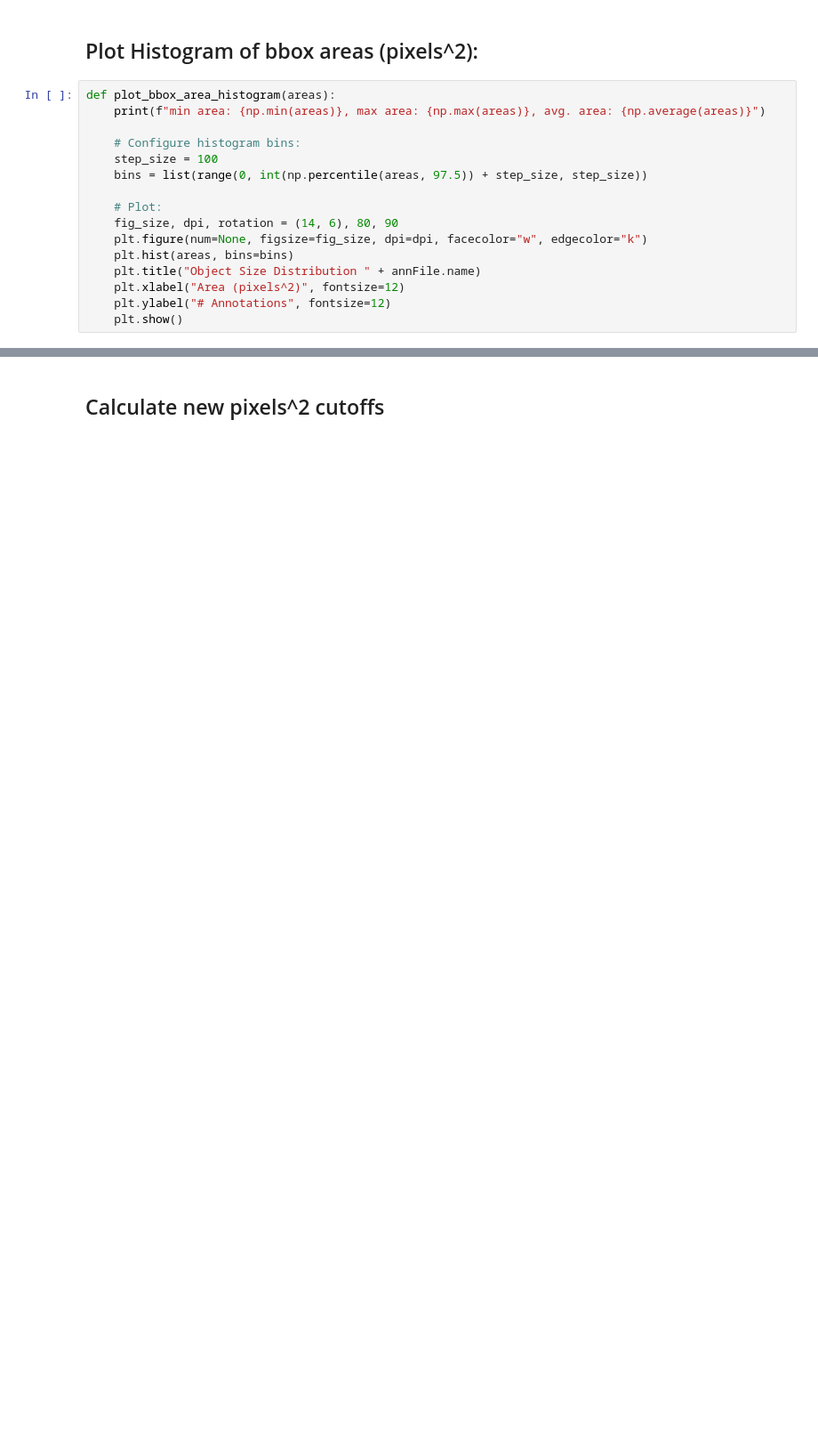
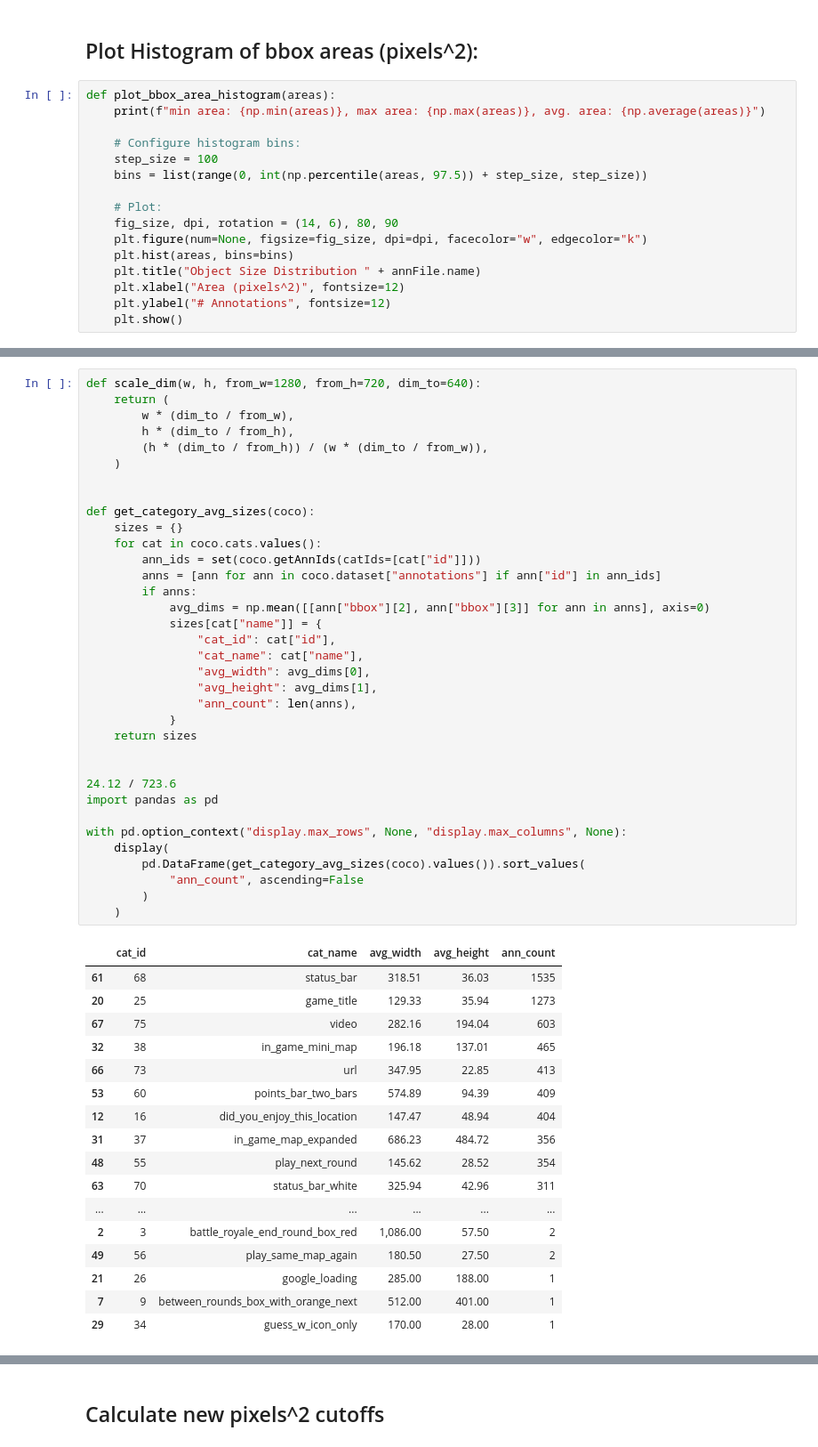
Before and after one commit to GiscardBiamby/geoscreens, a Jupyter notebook: notebooks/object_size_inspection.ipynb, the cells around one changed output, grey strips where cells are left out. Shown at 89% size. Saved outputs shown, nothing was run; the diff lists cells and outputs as text; blank space fills up the shorter version.

```diff
--- a/notebooks/object_size_inspection.ipynb
+++ b/notebooks/object_size_inspection.ipynb
@@ -107,0 +154,53 @@ plt.show()
+# %%
+def scale_dim(w, h, from_w=1280, from_h=720, dim_to=640):
+    return (
+        w * (dim_to / from_w),
+        h * (dim_to / from_h),
+        (h * (dim_to / from_h)) / (w * (dim_to / from_w)),
+    )
+
+
+def get_category_avg_sizes(coco):
+    sizes = {}
+    for cat in coco.cats.values():
+        ann_ids = set(coco.getAnnIds(catIds=[cat["id"]]))
+        anns = [ann for ann in coco.dataset["annotations"] if ann["id"] in ann_ids]
+        if anns:
+            avg_dims = np.mean([[ann["bbox"][2], ann["bbox"][3]] for ann in anns], axis=0)
+            sizes[cat["name"]] = {
+                "cat_id": cat["id"],
+                "cat_name": cat["name"],
+                "avg_width": avg_dims[0],
+                "avg_height": avg_dims[1],
+                "ann_count": len(anns),
+            }
+    return sizes
+
+
+24.12 / 723.6
+import pandas as pd
+
+with pd.option_context("display.max_rows", None, "display.max_columns", None):
+    display(
+        pd.DataFrame(get_category_avg_sizes(coco).values()).sort_values(
+            "ann_count", ascending=False
+        )
+    )
+# %% [output]
+|  | cat_id | cat_name | avg_width | avg_height | ann_count |
+| 61 | 68 | status_bar | 318.51 | 36.03 | 1535 |
+| 20 | 25 | game_title | 129.33 | 35.94 | 1273 |
+| 67 | 75 | video | 282.16 | 194.04 | 603 |
+| 32 | 38 | in_game_mini_map | 196.18 | 137.01 | 465 |
+| 66 | 73 | url | 347.95 | 22.85 | 413 |
+| 53 | 60 | points_bar_two_bars | 574.89 | 94.39 | 409 |
+| 12 | 16 | did_you_enjoy_this_location | 147.47 | 48.94 | 404 |
+| 31 | 37 | in_game_map_expanded | 686.23 | 484.72 | 356 |
+| 48 | 55 | play_next_round | 145.62 | 28.52 | 354 |
+| 63 | 70 | status_bar_white | 325.94 | 42.96 | 311 |
+| ... | ... | ... | ... | ... | ... |
+| 2 | 3 | battle_royale_end_round_box_red | 1,086.00 | 57.50 | 2 |
+| 49 | 56 | play_same_map_again | 180.50 | 27.50 | 2 |
+| 21 | 26 | google_loading | 285.00 | 188.00 | 1 |
+| 7 | 9 | between_rounds_box_with_orange_next | 512.00 | 401.00 | 1 |
+| 29 | 34 | guess_w_icon_only | 170.00 | 28.00 | 1 |
```
Also changed, not shown: parts of 15 cells of this notebook, 11 other files.
